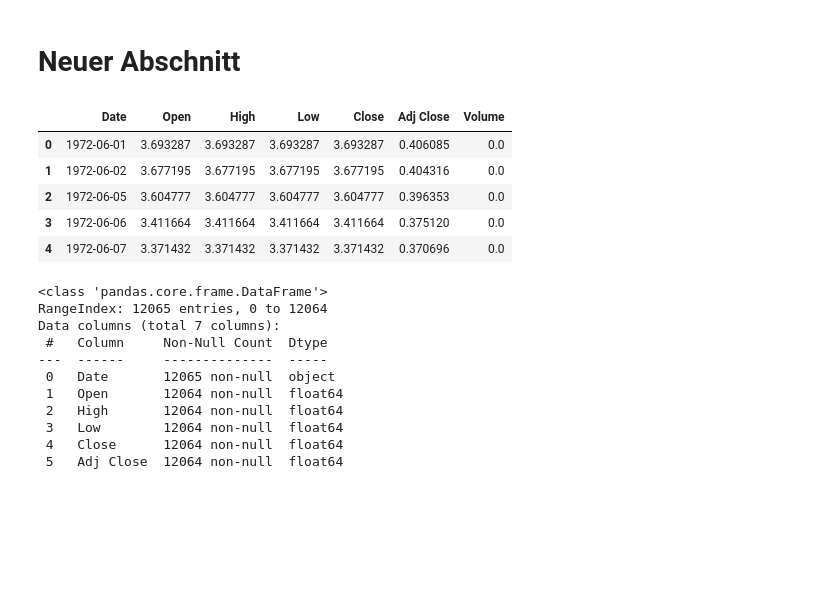
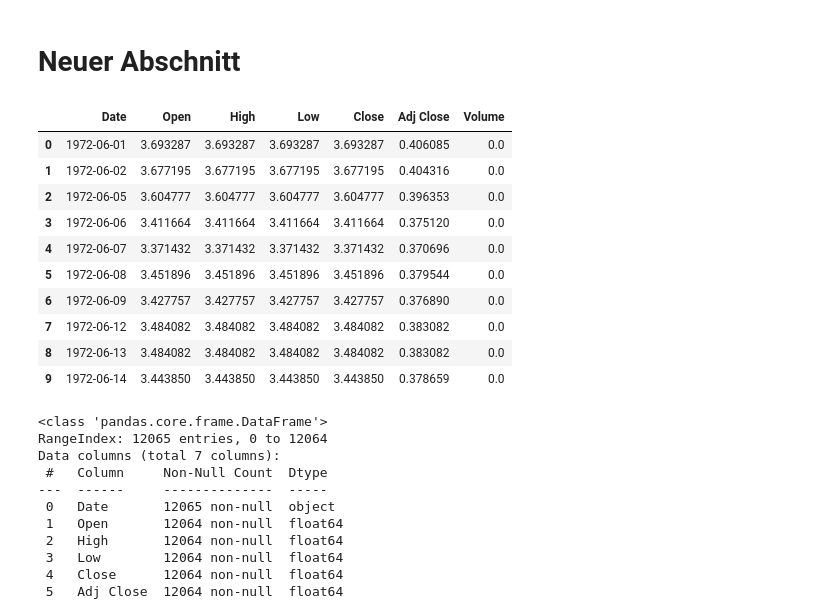
Before and after one commit to commitit/Stock-Prediction, a Jupyter notebook: stock_prediction.ipynb, the cells around one changed output. Saved outputs shown, nothing was run; the diff lists cells and outputs as text; code cells hidden in the pictures; blank space fills up the shorter version.

```diff
--- a/stock_prediction.ipynb
+++ b/stock_prediction.ipynb
@@ -14,14 +14,19 @@ df = pd.read_csv("https://raw.githubusercontent.com/commitit/Stock-Prediction/ma
 # %% [markdown]
 # Neuer Abschnitt
 # %%
-df.head()
+df.head(10)
 # %% [output]
 |  | Date | Open | High | Low | Close | Adj Close | Volume |
 | 0 | 1972-06-01 | 3.693287 | 3.693287 | 3.693287 | 3.693287 | 0.406085 | 0.0 |
 | 1 | 1972-06-02 | 3.677195 | 3.677195 | 3.677195 | 3.677195 | 0.404316 | 0.0 |
 | 2 | 1972-06-05 | 3.604777 | 3.604777 | 3.604777 | 3.604777 | 0.396353 | 0.0 |
 | 3 | 1972-06-06 | 3.411664 | 3.411664 | 3.411664 | 3.411664 | 0.375120 | 0.0 |
 | 4 | 1972-06-07 | 3.371432 | 3.371432 | 3.371432 | 3.371432 | 0.370696 | 0.0 |
+| 5 | 1972-06-08 | 3.451896 | 3.451896 | 3.451896 | 3.451896 | 0.379544 | 0.0 |
+| 6 | 1972-06-09 | 3.427757 | 3.427757 | 3.427757 | 3.427757 | 0.376890 | 0.0 |
+| 7 | 1972-06-12 | 3.484082 | 3.484082 | 3.484082 | 3.484082 | 0.383082 | 0.0 |
+| 8 | 1972-06-13 | 3.484082 | 3.484082 | 3.484082 | 3.484082 | 0.383082 | 0.0 |
+| 9 | 1972-06-14 | 3.443850 | 3.443850 | 3.443850 | 3.443850 | 0.378659 | 0.0 |
 # %%
 df.info()
 # %% [output]
```
